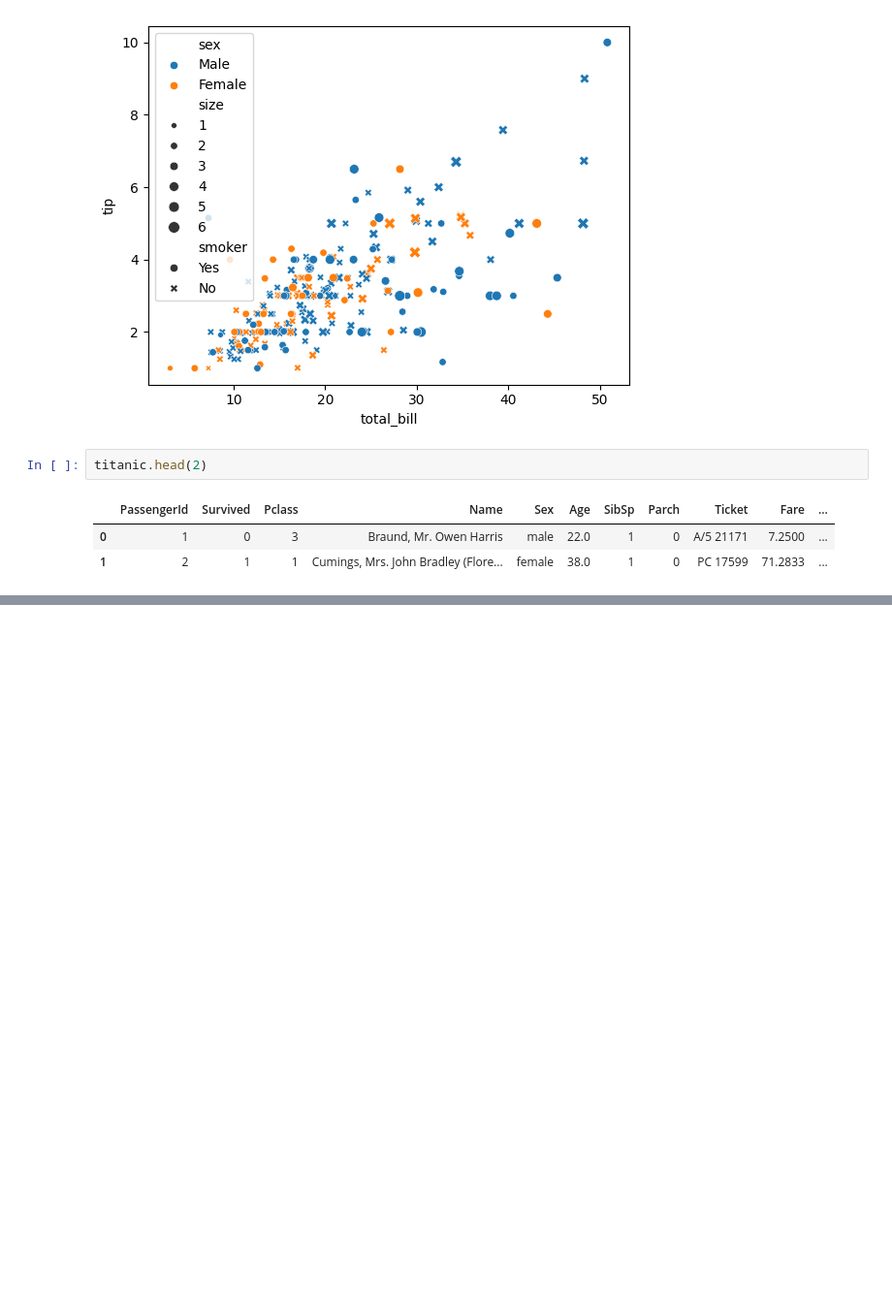
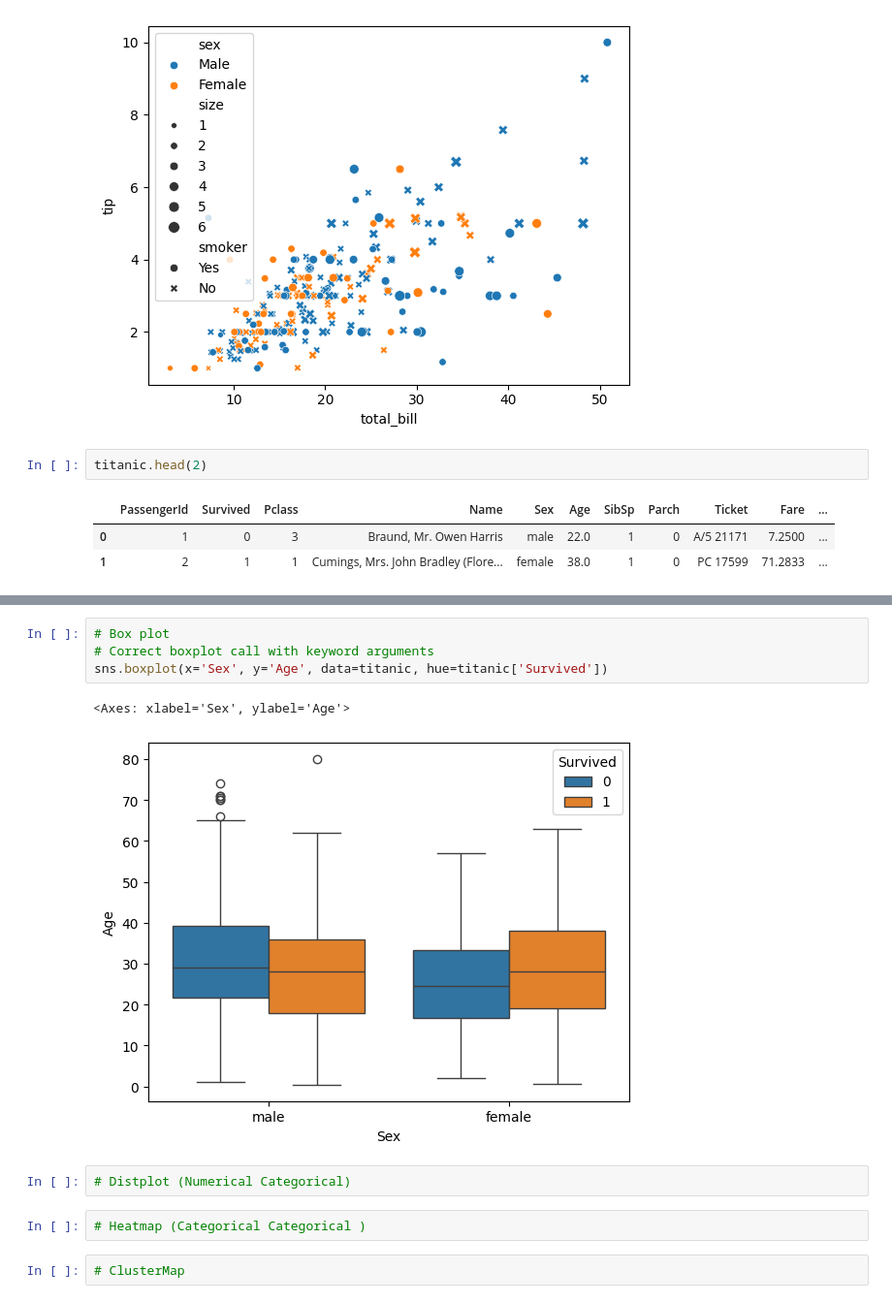
Before and after one commit to amitmishra-cs/100-Days_ML_DL, a Jupyter notebook: 19_days_Understanding your data/19_data.ipynb, the cells around one changed output, grey strips where cells are left out. Shown at 97% size. Drawn from its saved outputs; the diff is of its cells as text; blank space fills up the shorter version.

```diff
--- a/19_days_Understanding your data/19_data.ipynb
+++ b/19_days_Understanding your data/19_data.ipynb
@@ -234,0 +235,13 @@ sns.barplot(data=titanic , x='Pclass', y='Age')
+# %%
+# Box plot
+# Correct boxplot call with keyword arguments
+sns.boxplot(x='Sex', y='Age', data=titanic, hue=titanic['Survived'])
+# %% [output]
+<Axes: xlabel='Sex', ylabel='Age'>
+[figure, added]
+# %%
+# Distplot (Numerical Categorical)
+# %%
+# Heatmap (Categorical Categorical )
+# %%
+# ClusterMap
```
Also changed, not shown: parts of 1 cell of this notebook.
